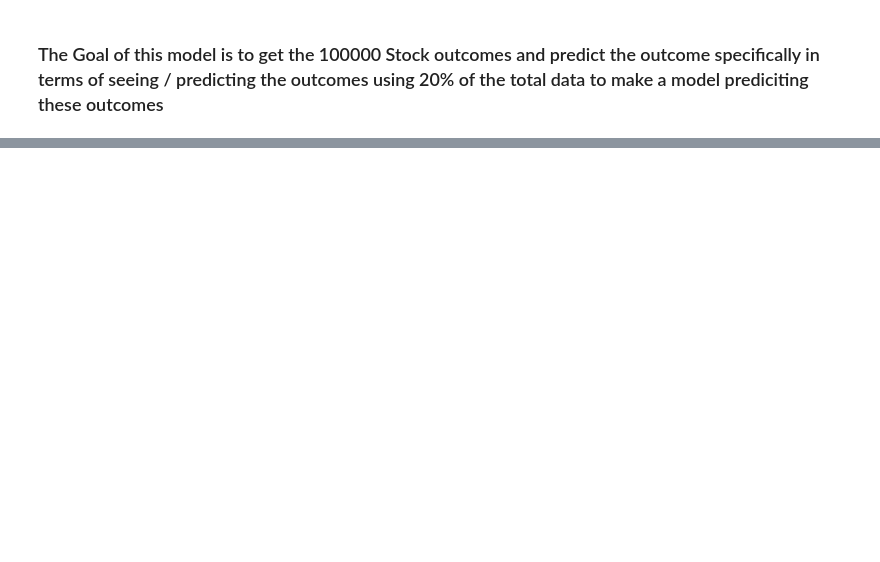
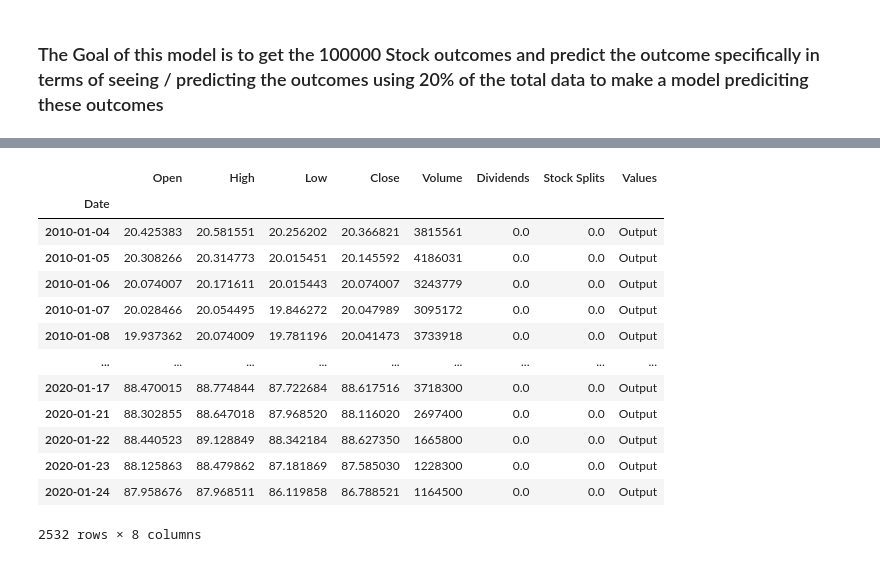
Before and after one commit to scottbamfordJ/Stock_Modeling_Program, a Jupyter notebook: Modeling.ipynb, the cells around one changed output, grey strips where cells are left out. Saved outputs shown, nothing was run; the diff lists cells and outputs as text; code cells hidden in the pictures; blank space fills up the shorter version.

```diff
--- a/Modeling.ipynb
+++ b/Modeling.ipynb
@@ -35,9 +42,0 @@ nasdaqdatalink.read_key('C:\\Users\\scott\\anaconda3\\envs\\Data Science\\.apifo
-# %%
-#### yfinance information https://towardsdatascience.com/how-to-get-stock-data-using-python-c0de1df17e75
-
-
-tickerData = yf.Ticker('MANU')
-### 1d = Daily , 1m = Montly, 1y = yearly
-tickerDf = tickerData.history(period='1d', start='2010-1-1', end='2020-1-25')
-tickerData = tickerData.recommendations
-tickerData
@@ -98,0 +52,18 @@ array(['Deutsche Bank AG', 'BCE Inc',
+# %%
+data = pd.read_csv("nasdaq_screener_1661698304861.csv")
+data.head(5)
+
+tickers = data['Symbol']
+
+list_of_tickers = []
+for values in tickers:
+    tickerData = yf.Ticker(values)
+    ### 1d = Daily , 1m = Montly, 1y = yearly
+    tickerDf = tickerData.history(period='1d', start='2010-1-1', end='2022-8-28')
+    tickerDf['Ticker'] = values
+    list_of_tickers.append(tickerDf)
+
+
+
+all_df = pd.concat(list_of_tickers)
+print(all_df.head(5))
@@ -98,0 +89,18 @@ array(['Deutsche Bank AG', 'BCE Inc',
+# %%
+tickerDf['Values'] = 'Output'
+tickerDf
+# %% [output]
+|  | Open | High | Low | Close | Volume | Dividends | Stock Splits | Values |
+| Date |  |  |  |  |  |  |  |  |
+| 2010-01-04 | 20.425383 | 20.581551 | 20.256202 | 20.366821 | 3815561 | 0.0 | 0.0 | Output |
+| 2010-01-05 | 20.308266 | 20.314773 | 20.015451 | 20.145592 | 4186031 | 0.0 | 0.0 | Output |
+| 2010-01-06 | 20.074007 | 20.171611 | 20.015443 | 20.074007 | 3243779 | 0.0 | 0.0 | Output |
+| 2010-01-07 | 20.028466 | 20.054495 | 19.846272 | 20.047989 | 3095172 | 0.0 | 0.0 | Output |
+| 2010-01-08 | 19.937362 | 20.074009 | 19.781196 | 20.041473 | 3733918 | 0.0 | 0.0 | Output |
+| ... | ... | ... | ... | ... | ... | ... | ... | ... |
+| 2020-01-17 | 88.470015 | 88.774844 | 87.722684 | 88.617516 | 3718300 | 0.0 | 0.0 | Output |
+| 2020-01-21 | 88.302855 | 88.647018 | 87.968520 | 88.116020 | 2697400 | 0.0 | 0.0 | Output |
+| 2020-01-22 | 88.440523 | 89.128849 | 88.342184 | 88.627350 | 1665800 | 0.0 | 0.0 | Output |
+| 2020-01-23 | 88.125863 | 88.479862 | 87.181869 | 87.585030 | 1228300 | 0.0 | 0.0 | Output |
+| 2020-01-24 | 87.958676 | 87.968511 | 86.119858 | 86.788521 | 1164500 | 0.0 | 0.0 | Output |
+2532 rows × 8 columns
```
Also changed, not shown: parts of 16 cells of this notebook, 1 other file.
